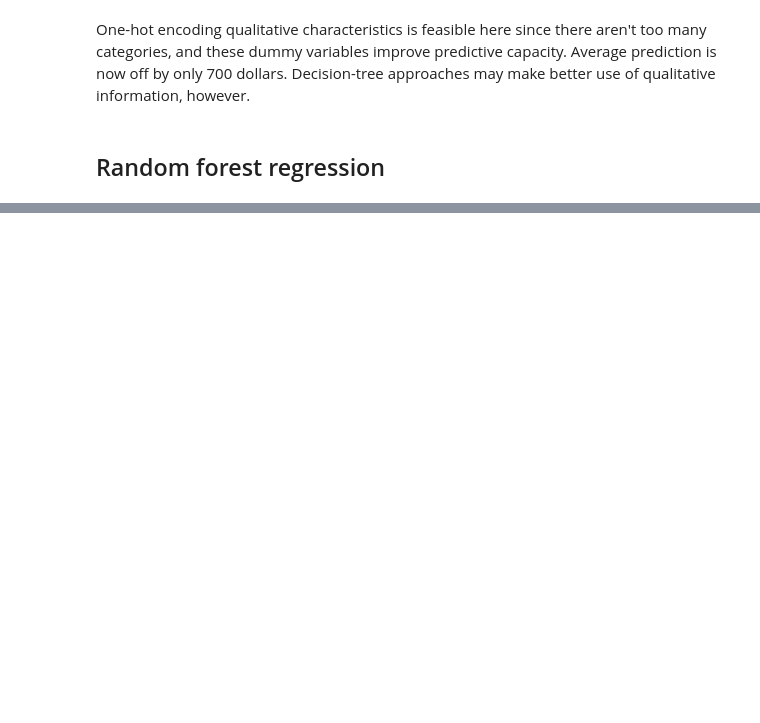
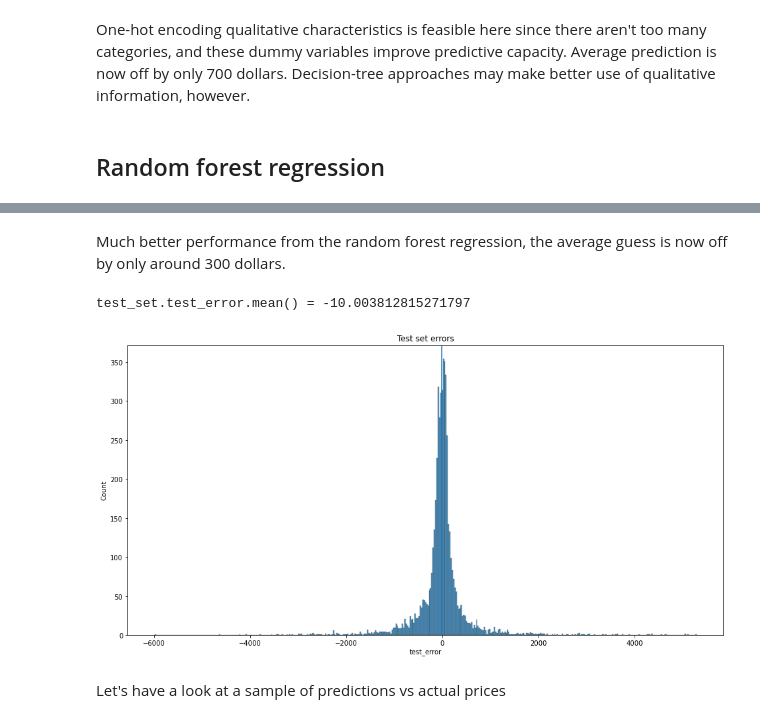
Before and after one commit to MatthewAckman/diamond_prices, a Jupyter notebook: fi_sandbox.ipynb, the cells around one changed output, grey strips where cells are left out. Saved outputs shown, nothing was run; the diff lists cells and outputs as text; code cells hidden in the pictures; blank space fills up the shorter version.

```diff
--- a/fi_sandbox.ipynb
+++ b/fi_sandbox.ipynb
@@ -191,0 +191,25 @@ for pos, col in enumerate(errors.columns):
+# %% [markdown]
+Much better performance from the random forest regression, the average guess is now off by only around 300 dollars.
+# %%
+fig, ax = plt.subplots(1,1, figsize=(16,8))
+test = pd.DataFrame()
+
+test_set['carat^2'] = test_set.carat**2
+test_set.cut = test_set.cut.astype('category').cat.codes
+test_set.color = test_set.color.astype('category').cat.codes
+test_set.clarity = test_set.clarity.astype('category').cat.codes
+
+y = ['price']
+X = [col for col in test_set.columns if col != y[0]]
+
+test_set['pred'] = pipe.predict(test_set[X])
+test_set['test_error'] = test_set.pred - test_set.price
+
+sns.histplot(test_set.test_error, ax=ax).set_title('Test set errors')
+ax.axvline(x=test_set.test_error.mean())
+print(f'{test_set.test_error.mean() = }')
+# %% [output]
+test_set.test_error.mean() = -10.003812815271797
+[figure, added]
+# %% [markdown]
+Let's have a look at a sample of predictions vs actual prices
```
Also changed, not shown: parts of 12 cells of this notebook.
